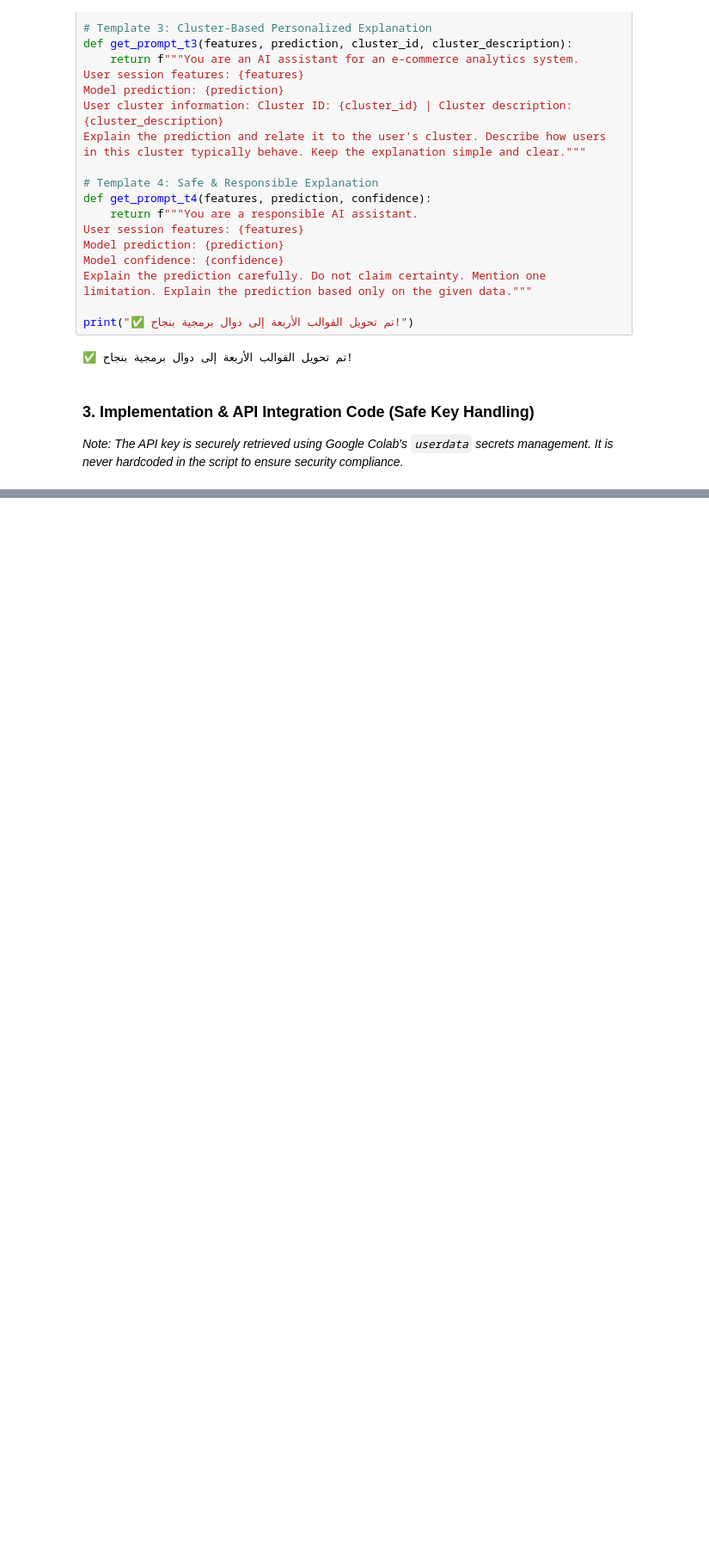
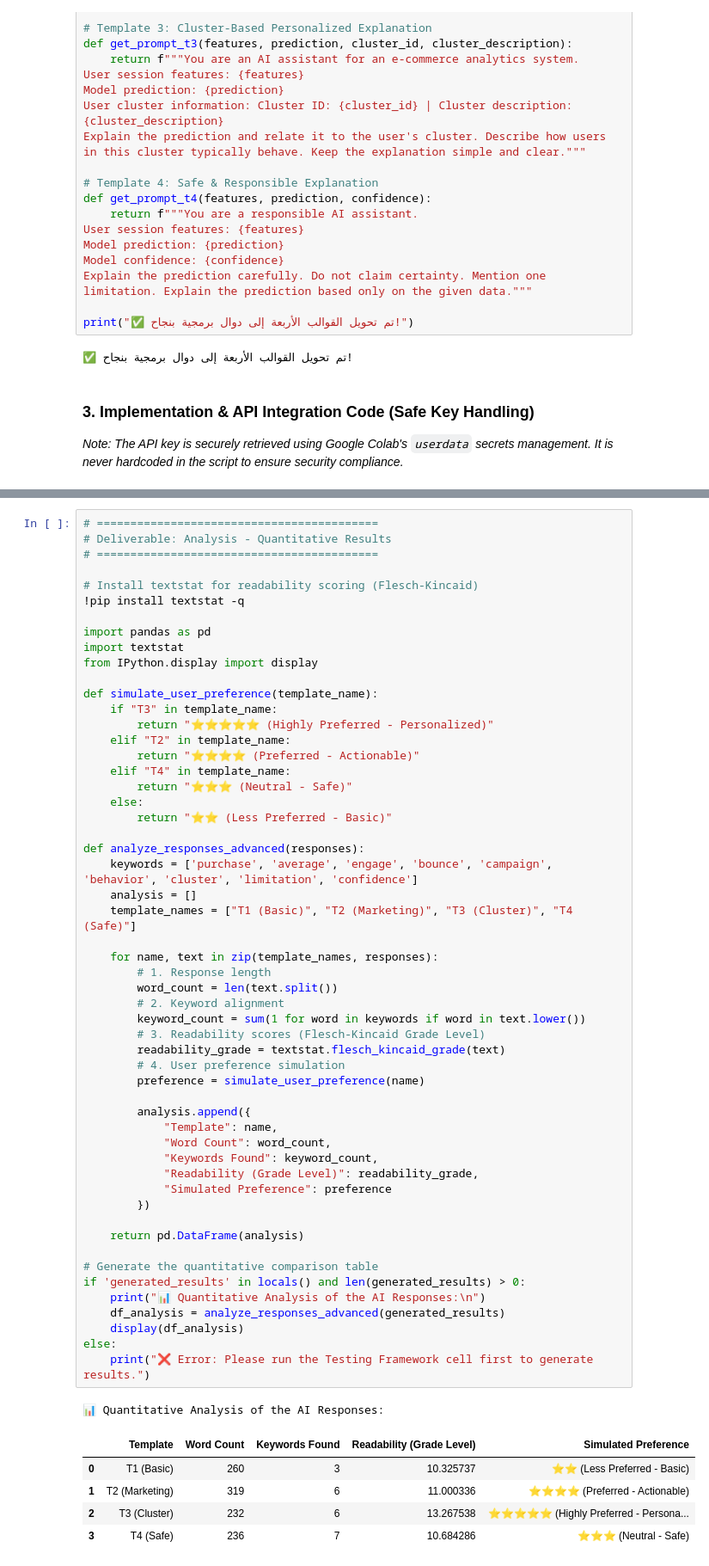
Before and after one commit to shahadjaber/SW485-Project-Group1, a Jupyter notebook: Phase2_Generative_AI (3).ipynb, the cells around one changed output, grey strips where cells are left out. Shown at 86% size. Drawn from its saved outputs; the diff is of its cells as text; blank space fills up the shorter version.

```diff
--- a/Phase2_Generative_AI (3).ipynb
+++ b/Phase2_Generative_AI (3).ipynb
@@ -267,0 +345,61 @@ def generate_ai_response(prompt_text):
+# %%
+# ==========================================
+# Deliverable: Analysis - Quantitative Results
+# ==========================================
+
+# Install textstat for readability scoring (Flesch-Kincaid)
+!pip install textstat -q
+
+import pandas as pd
+import textstat
+from IPython.display import display
+
+def simulate_user_preference(template_name):
+    if "T3" in template_name:
+        return "⭐⭐⭐⭐⭐ (Highly Preferred - Personalized)"
+    elif "T2" in template_name:
+        return "⭐⭐⭐⭐ (Preferred - Actionable)"
+    elif "T4" in template_name:
+        return "⭐⭐⭐ (Neutral - Safe)"
+    else:
+        return "⭐⭐ (Less Preferred - Basic)"
+
+def analyze_responses_advanced(responses):
+    keywords = ['purchase', 'average', 'engage', 'bounce', 'campaign', 'behavior', 'cluster', 'limitation', 'confidence']
+    analysis = []
+    template_names = ["T1 (Basic)", "T2 (Marketing)", "T3 (Cluster)", "T4 (Safe)"]
+
+    for name, text in zip(template_names, responses):
+        # 1. Response length
+        word_count = len(text.split())
+        # 2. Keyword alignment
+        keyword_count = sum(1 for word in keywords if word in text.lower())
+        # 3. Readability scores (Flesch-Kincaid Grade Level)
+        readability_grade = textstat.flesch_kincaid_grade(text)
+        # 4. User preference simulation
+        preference = simulate_user_preference(name)
+
+        analysis.append({
+            "Template": name,
+            "Word Count": word_count,
+            "Keywords Found": keyword_count,
+            "Readability (Grade Level)": readability_grade,
+            "Simulated Preference": preference
+        })
+
+    return pd.DataFrame(analysis)
+
+# Generate the quantitative comparison table
+if 'generated_results' in locals() and len(generated_results) > 0:
+    print("📊 Quantitative Analysis of the AI Responses:\n")
+    df_analysis = analyze_responses_advanced(generated_results)
+    display(df_analysis)
+else:
+    print("❌ Error: Please run the Testing Framework cell first to generate results.")
+# %% [output]
+📊 Quantitative Analysis of the AI Responses:
+|  | Template | Word Count | Keywords Found | Readability (Grade Level) | Simulated Preference |
+| 0 | T1 (Basic) | 260 | 3 | 10.325737 | ⭐⭐ (Less Preferred - Basic) |
+| 1 | T2 (Marketing) | 319 | 6 | 11.000336 | ⭐⭐⭐⭐ (Preferred - Actionable) |
+| 2 | T3 (Cluster) | 232 | 6 | 13.267538 | ⭐⭐⭐⭐⭐ (Highly Preferred - Persona... |
+| 3 | T4 (Safe) | 236 | 7 | 10.684286 | ⭐⭐⭐ (Neutral - Safe) |
```
Also changed, not shown: parts of 5 cells of this notebook.
